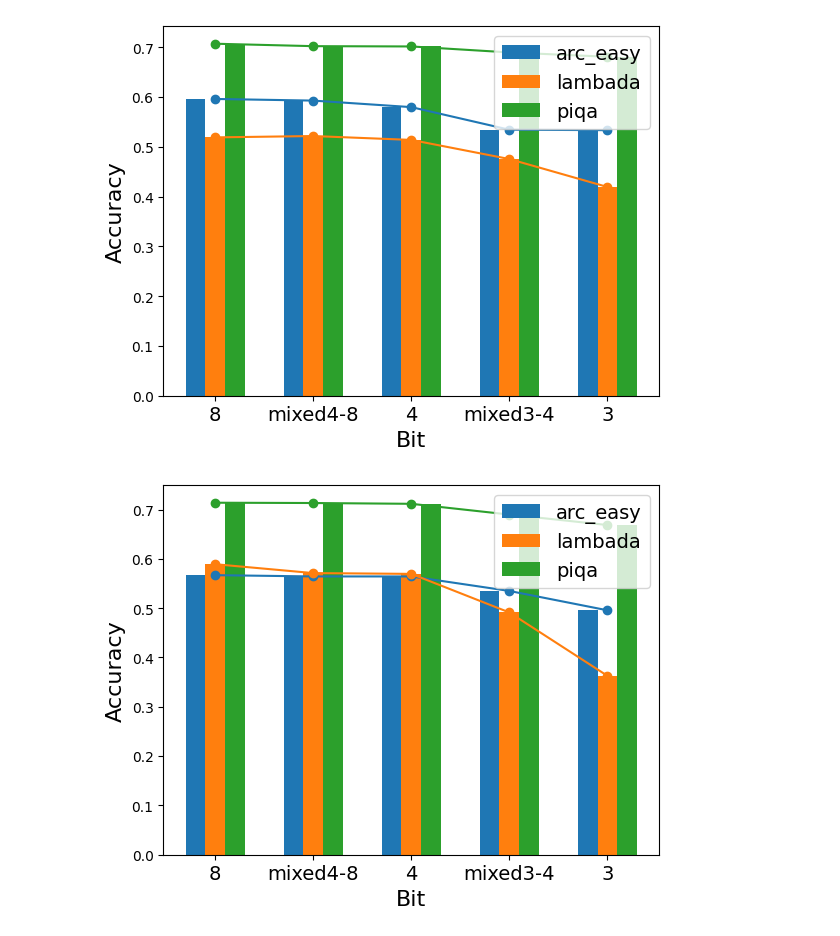
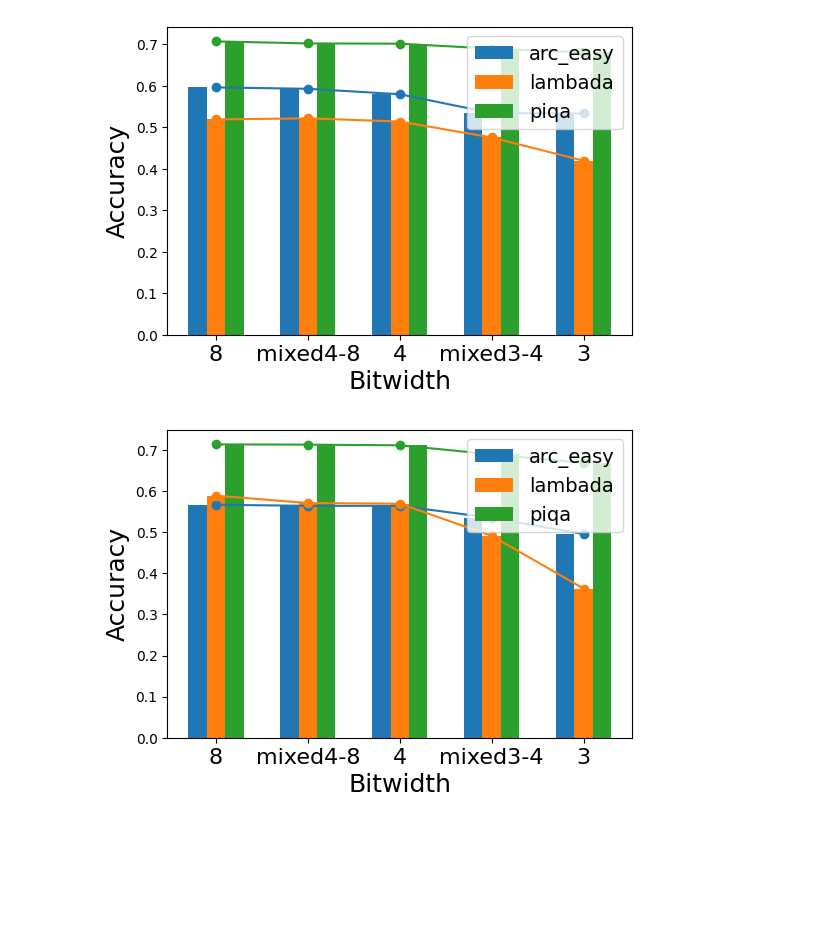
Before and after one commit to tonyzhao-jt/LLM-PQ, a Jupyter notebook: notebook/Motive_Graph.ipynb, the cells around one changed output. Saved outputs shown, nothing was run; the diff lists cells and outputs as text; code cells hidden in the pictures; blank space fills up the shorter version.

```diff
--- a/notebook/Motive_Graph.ipynb
+++ b/notebook/Motive_Graph.ipynb
@@ -2,12 +2,15 @@
 import numpy as np
 import matplotlib.pyplot as plt
 from matplotlib.ticker import AutoMinorLocator, MultipleLocator
+# %%
+f_size = 16
+fig_size = (6,4)
 # %%
 def plot_bar_with_curve(bits, arc_easy, lambada, piqa, title="acc_bit_opt"):
     x = np.arange(len(bits))
     width = 0.2
 
-    fig, ax = plt.subplots()
+    fig, ax = plt.subplots(figsize=fig_size)
 
     bar1 = ax.bar(x - width, arc_easy, width, label='arc_easy')
     bar2 = ax.bar(x, lambada, width, label='lambada')
@@ -18,27 +21,27 @@ def plot_bar_with_curve(bits, arc_easy, lambada, piqa, title="acc_bit_opt"):
     ax.plot(x, piqa, '-o')
 
     ax.set_xticks(x)
-    ax.set_xticklabels(bits, fontsize=14)
+    ax.set_xticklabels(bits, fontsize=f_size)
 
-    ax.set_xlabel('Bit', fontsize=16)
-    ax.set_ylabel('Accuracy', fontsize=16)
+    ax.set_xlabel('Bitwidth',  fontsize=f_size+2)
+    ax.set_ylabel('Accuracy',  fontsize=f_size+2)
 #     ax.set_title('Accuracy vs Bit')
 
     ax.legend(fontsize=14, loc='upper right')
-    plt.savefig(f'{title}.png', dpi=300, bbox_inches='tight')
+    plt.savefig(f'{title}.pdf', dpi=300, bbox_inches='tight')
 
     plt.show()
 # %%
-title = "acc_bit_bloom.png"
+title = "acc_bit_bloom"
 bits = [8, 'mixed4-8', 4, 'mixed3-4', 3]
 arc_easy = [0.5963, 0.593, 0.5799, 0.5345, 0.5336]
 lambada = [0.5191, 0.5218, 0.514, 0.4756, 0.4195]
 piqa = [0.70729, 0.70239, 0.7018, 0.6898, 0.6811]
 plot_bar_with_curve(bits, arc_easy, lambada, piqa, title)
 # %% [output]
-[figure, old version]
+[figure, new version]
 # %%
-title = "acc_bit_opt.png"
+title = "acc_bit_opt"
 bits = [8, 'mixed4-8', 4, 'mixed3-4', 3]
 arc_easy = [0.5669, 0.5643, 0.5643, 0.5349, 0.4957]
 lambada = [0.5891, 0.5711, 0.5695, 0.4913, 0.36289]
@@ -46,4 +49,4 @@ piqa = [0.7138, 0.7132, 0.7116, 0.6898, 0.6686]
 
 plot_bar_with_curve(bits, arc_easy, lambada, piqa, title)
 # %% [output]
-[figure, old version]
+[figure, new version]
```
Also changed, not shown: parts of 10 cells of this notebook, 12 other files.
